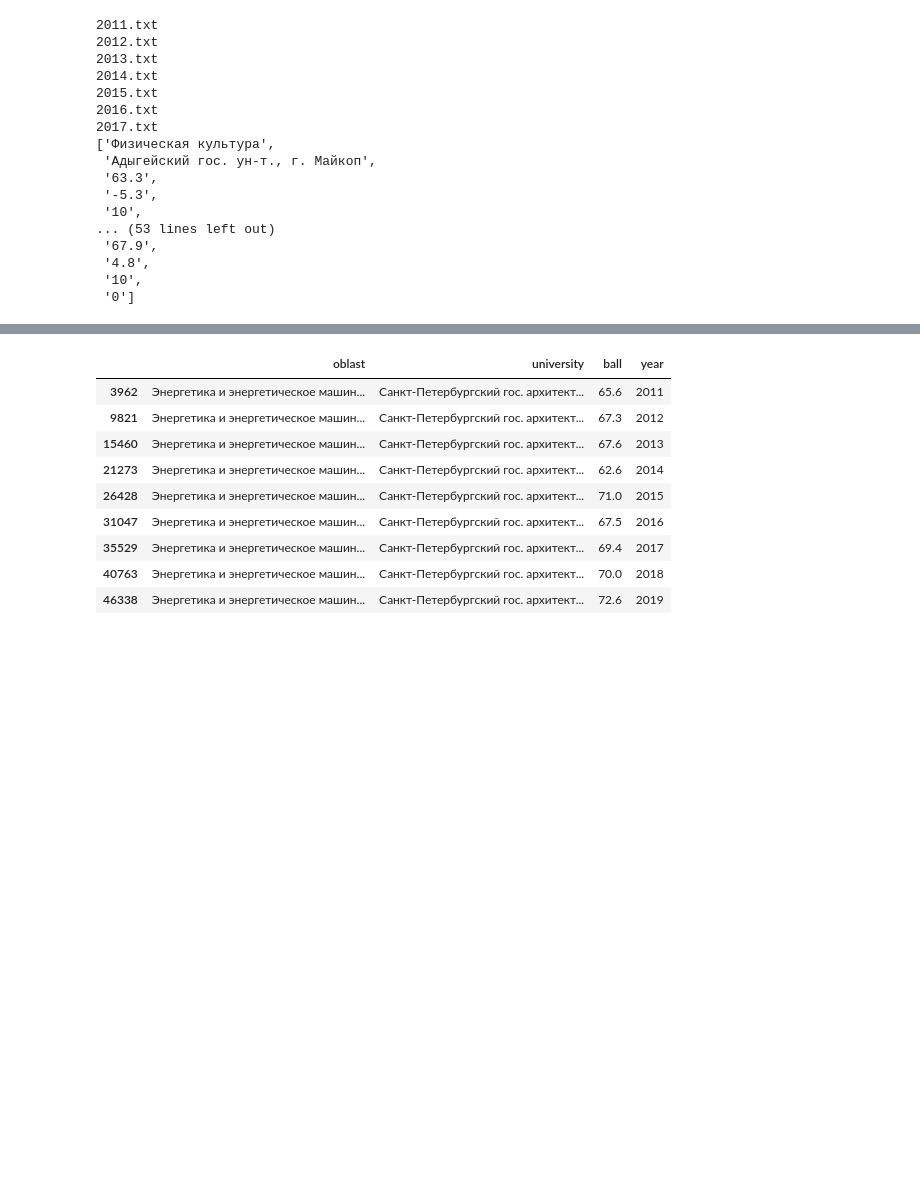
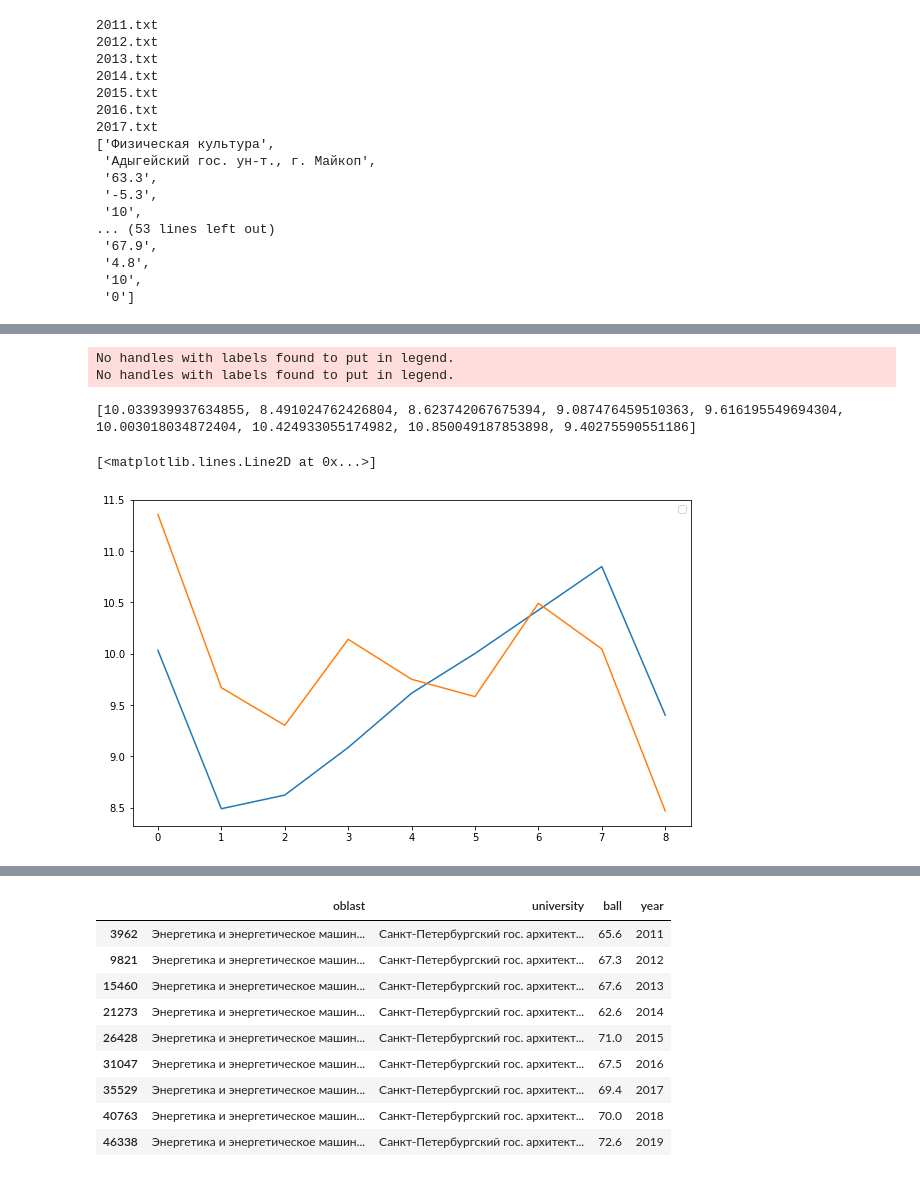
Before and after one commit to Polpolpolpolpoll/Universities, a Jupyter notebook: Untitled.ipynb, the cells around one changed output, grey strips where cells are left out. Drawn from its saved outputs; the diff is of its cells as text; code cells hidden in the pictures; blank space fills up the shorter version.

```diff
--- a/Untitled.ipynb
+++ b/Untitled.ipynb
@@ -197,0 +223,44 @@ plt.legend()
+# %%
+plt.figure(figsize=[10, 6])
+df_tech = df_small[df_small['oblast'].isin(tech)]
+medium_bally_tech = []
+for year, group in df_tech.groupby('year'):
+    medium_bally_tech.append(group['ball'].mean())
+
+df_human = df_small[df_small['oblast'].isin(human)]
+medium_bally_human = []
+for year, group in df_human.groupby('year'):
+    medium_bally_human.append(group['ball'].mean())
+
+x = [2011, 2012, 2013, 2014, 2015, 2016, 2017, 2018, 2019]
+
+#plt.plot(x, medium_bally_tech, label='tech_small', linestyle='--')
+#plt.plot(x, medium_bally_human, label='human_small', linestyle='--')
+plt.legend()
+print([i - j for i, j in zip(medium_bally_human, medium_bally_tech,)])
+plt.plot([i - j for i, j in zip(medium_bally_human, medium_bally_tech,)])
+
+df_tech = df_large[df_large['oblast'].isin(tech)]
+medium_bally_tech = []
+for year, group in df_tech.groupby('year'):
+    medium_bally_tech.append(group['ball'].mean())
+
+df_human = df_large[df_large['oblast'].isin(human)]
+medium_bally_human = []
+for year, group in df_human.groupby('year'):
+    medium_bally_human.append(group['ball'].mean())
+
+x = [2011, 2012, 2013, 2014, 2015, 2016, 2017, 2018, 2019]
+
+#plt.plot(x, medium_bally_tech, label='tech')
+#plt.plot(x, medium_bally_human, label='human')
+plt.legend()
+#print(medium_bally_tech)
+#print(medium_bally_human)
+plt.plot([i - j for i, j in zip(medium_bally_human, medium_bally_tech,)])
+# %% [output]
+No handles with labels found to put in legend.
+No handles with labels found to put in legend.
+[10.033939937634855, 8.491024762426804, 8.623742067675394, 9.087476459510363, 9.616195549694304, 10.003018034872404, 10.424933055174982, 10.850049187853898, 9.40275590551186]
+[<matplotlib.lines.Line2D at 0x...>]
+[figure, added]
```
Also changed, not shown: parts of 9 cells of this notebook.
